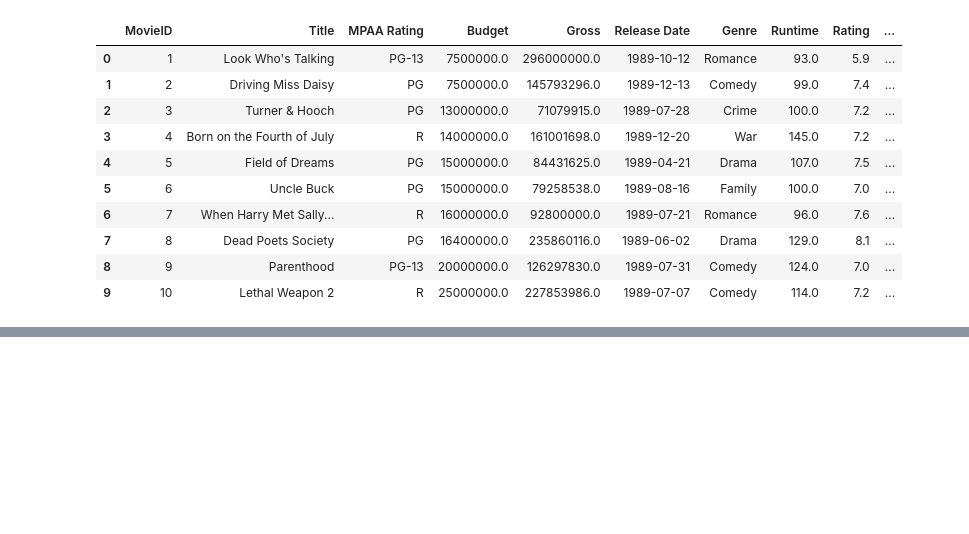
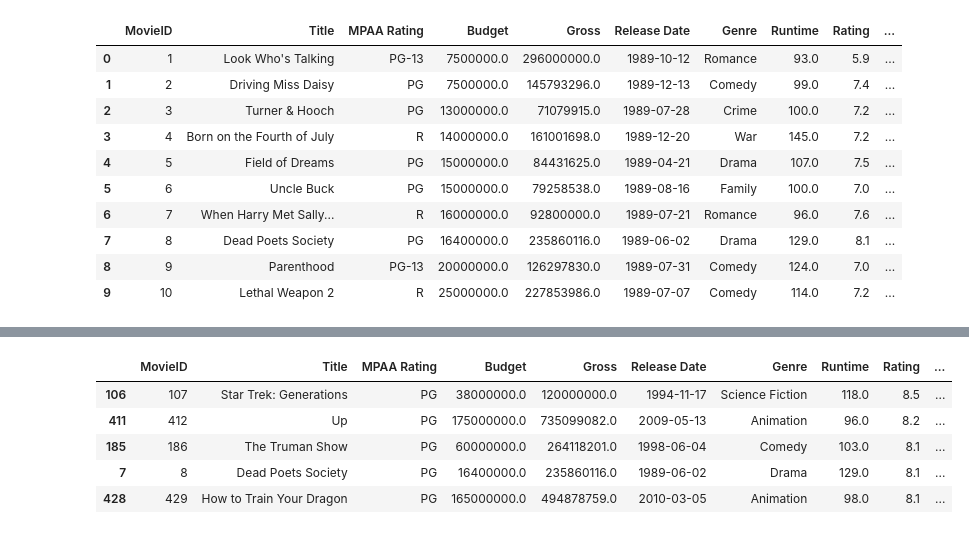
Before and after one commit to Sudha25a/Projects, a Jupyter notebook: pandas ex .ipynb, the cells around one changed output, grey strips where cells are left out. Cells and saved outputs as stored; diff of their text form; code cells hidden in the pictures; blank space fills up the shorter version.

```diff
--- a/pandas ex .ipynb
+++ b/pandas ex .ipynb
@@ -186,0 +251,11 @@ df[:10]
+# %%
+# 6.top 5 movie names by Rating
+
+df.sort_values("Rating", ascending=False).head(5)
+# %% [output]
+|  | MovieID | Title | MPAA Rating | Budget | Gross | Release Date | Genre | Runtime | Rating | ... |
+| 106 | 107 | Star Trek: Generations | PG | 38000000.0 | 120000000.0 | 1994-11-17 | Science Fiction | 118.0 | 8.5 | ... |
+| 411 | 412 | Up | PG | 175000000.0 | 735099082.0 | 2009-05-13 | Animation | 96.0 | 8.2 | ... |
+| 185 | 186 | The Truman Show | PG | 60000000.0 | 264118201.0 | 1998-06-04 | Comedy | 103.0 | 8.1 | ... |
+| 7 | 8 | Dead Poets Society | PG | 16400000.0 | 235860116.0 | 1989-06-02 | Drama | 129.0 | 8.1 | ... |
+| 428 | 429 | How to Train Your Dragon | PG | 165000000.0 | 494878759.0 | 2010-03-05 | Animation | 98.0 | 8.1 | ... |
```
Also changed, not shown: parts of 11 cells of this notebook, 1 other file.
